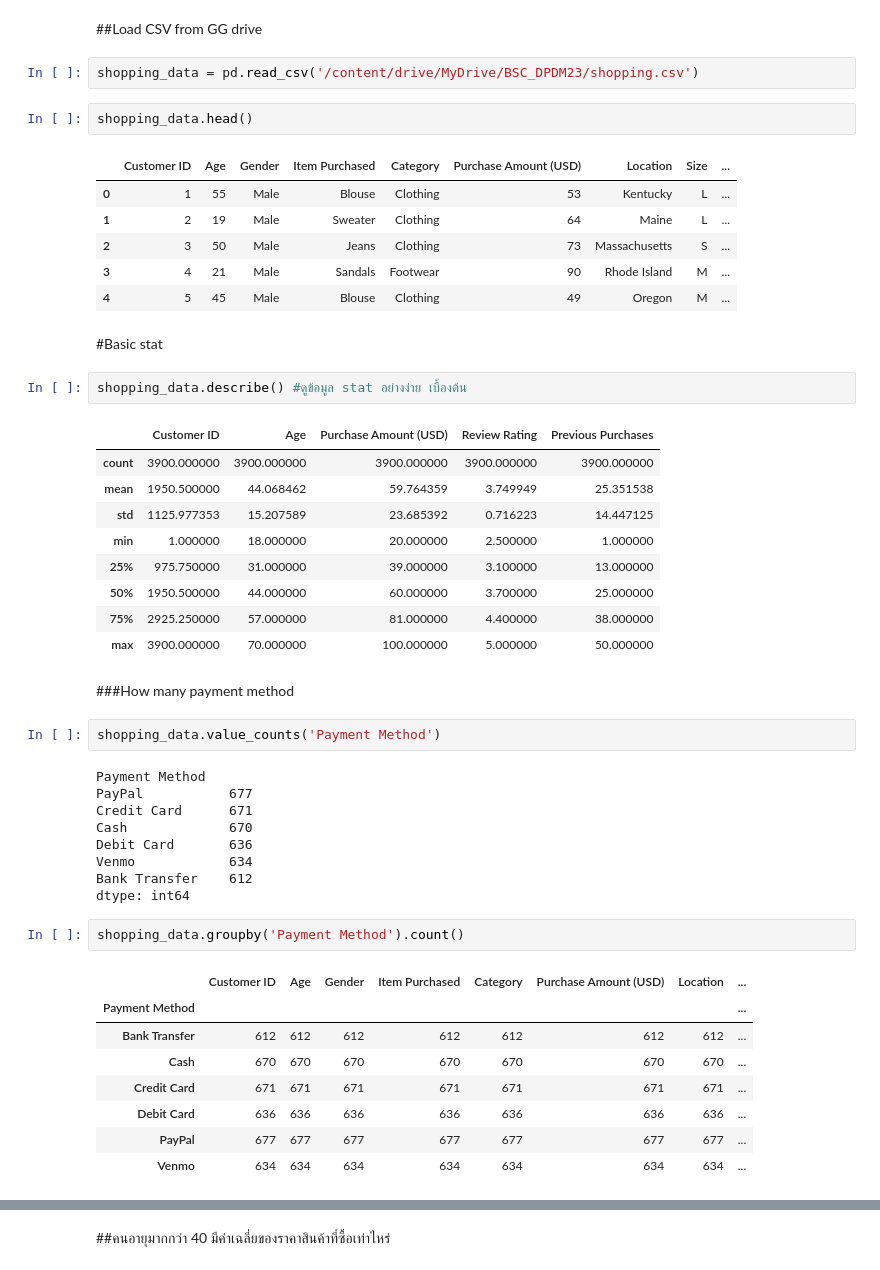
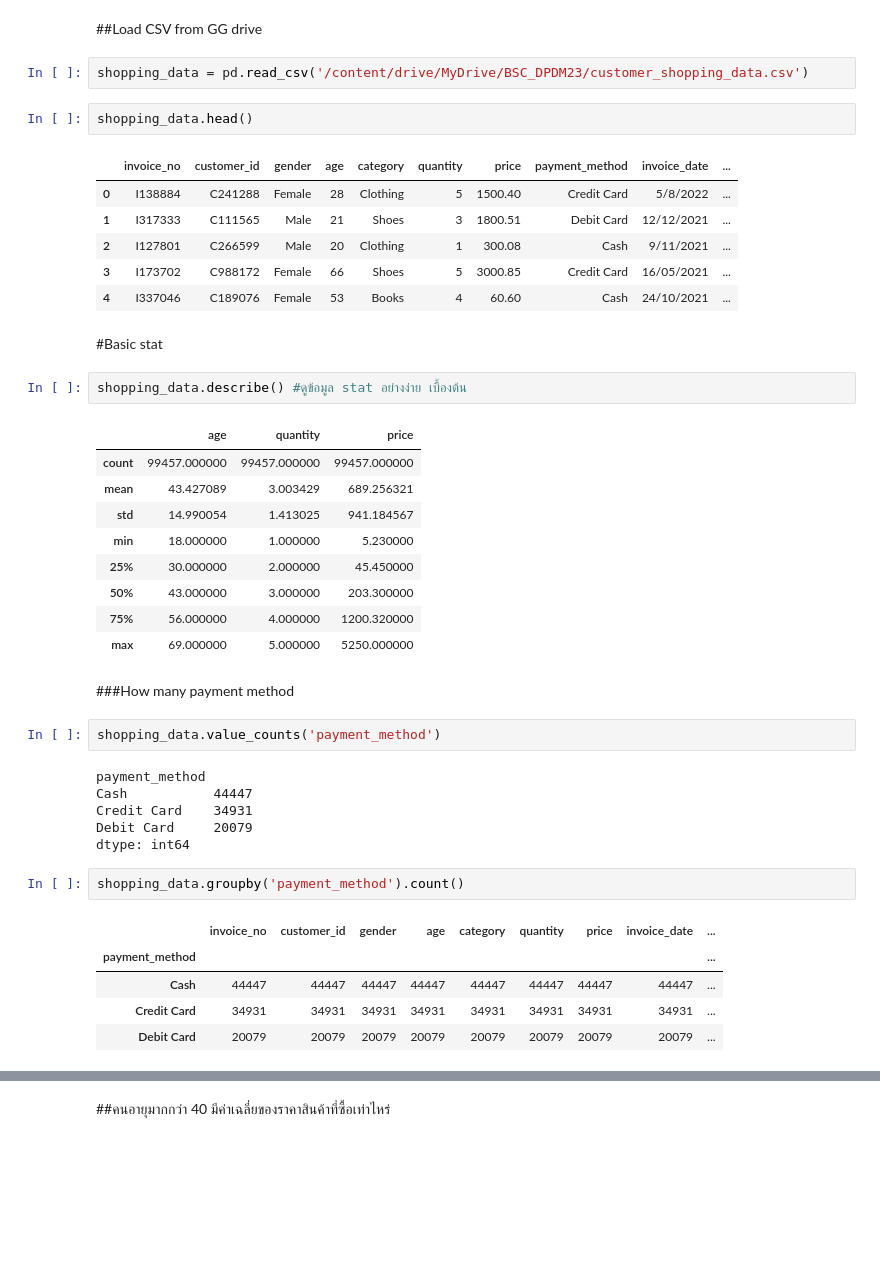
Before and after one commit to Pimchanok6430205105/BSC_DPDM23, a Jupyter notebook: Understanding_Data.ipynb, the cells around one changed output, grey strips where cells are left out. Drawn from its saved outputs; the diff is of its cells as text; blank space fills up the shorter version.

```diff
--- a/Understanding_Data.ipynb
+++ b/Understanding_Data.ipynb
@@ -51,52 +38,46 @@ data_from_gsheets = pd.DataFrame.from_records(rows)
 # %% [markdown]
 ##Load CSV from GG drive
 # %%
-shopping_data = pd.read_csv('/content/drive/MyDrive/BSC_DPDM23/shopping.csv')
+shopping_data = pd.read_csv('/content/drive/MyDrive/BSC_DPDM23/customer_shopping_data.csv')
 # %%
 shopping_data.head()
 # %% [output]
-|  | Customer ID | Age | Gender | Item Purchased | Category | Purchase Amount (USD) | Location | Size | ... |
-| 0 | 1 | 55 | Male | Blouse | Clothing | 53 | Kentucky | L | ... |
-| 1 | 2 | 19 | Male | Sweater | Clothing | 64 | Maine | L | ... |
-| 2 | 3 | 50 | Male | Jeans | Clothing | 73 | Massachusetts | S | ... |
-| 3 | 4 | 21 | Male | Sandals | Footwear | 90 | Rhode Island | M | ... |
-| 4 | 5 | 45 | Male | Blouse | Clothing | 49 | Oregon | M | ... |
+|  | invoice_no | customer_id | gender | age | category | quantity | price | payment_method | invoice_date | ... |
+| 0 | I138884 | C241288 | Female | 28 | Clothing | 5 | 1500.40 | Credit Card | 5/8/2022 | ... |
+| 1 | I317333 | C111565 | Male | 21 | Shoes | 3 | 1800.51 | Debit Card | 12/12/2021 | ... |
+| 2 | I127801 | C266599 | Male | 20 | Clothing | 1 | 300.08 | Cash | 9/11/2021 | ... |
+| 3 | I173702 | C988172 | Female | 66 | Shoes | 5 | 3000.85 | Credit Card | 16/05/2021 | ... |
+| 4 | I337046 | C189076 | Female | 53 | Books | 4 | 60.60 | Cash | 24/10/2021 | ... |
 # %% [markdown]
 #Basic stat
 # %%
 shopping_data.describe() #ดูข้อมูล stat อย่างง่าย เบื้องต้น
 # %% [output]
-|  | Customer ID | Age | Purchase Amount (USD) | Review Rating | Previous Purchases |
-| count | 3900.000000 | 3900.000000 | 3900.000000 | 3900.000000 | 3900.000000 |
-| mean | 1950.500000 | 44.068462 | 59.764359 | 3.749949 | 25.351538 |
-| std | 1125.977353 | 15.207589 | 23.685392 | 0.716223 | 14.447125 |
-| min | 1.000000 | 18.000000 | 20.000000 | 2.500000 | 1.000000 |
-| 25% | 975.750000 | 31.000000 | 39.000000 | 3.100000 | 13.000000 |
-| 50% | 1950.500000 | 44.000000 | 60.000000 | 3.700000 | 25.000000 |
-| 75% | 2925.250000 | 57.000000 | 81.000000 | 4.400000 | 38.000000 |
-| max | 3900.000000 | 70.000000 | 100.000000 | 5.000000 | 50.000000 |
+|  | age | quantity | price |
+| count | 99457.000000 | 99457.000000 | 99457.000000 |
+| mean | 43.427089 | 3.003429 | 689.256321 |
+| std | 14.990054 | 1.413025 | 941.184567 |
+| min | 18.000000 | 1.000000 | 5.230000 |
+| 25% | 30.000000 | 2.000000 | 45.450000 |
+| 50% | 43.000000 | 3.000000 | 203.300000 |
+| 75% | 56.000000 | 4.000000 | 1200.320000 |
+| max | 69.000000 | 5.000000 | 5250.000000 |
 # %% [markdown]
 ###How many payment method
 # %%
-shopping_data.value_counts('Payment Method')
+shopping_data.value_counts('payment_method')
 # %% [output]
-Payment Method
-PayPal           677
-Credit Card      671
-Cash             670
-Debit Card       636
-Venmo            634
-Bank Transfer    612
+payment_method
+Cash           44447
+Credit Card    34931
+Debit Card     20079
 dtype: int64
 # %%
-shopping_data.groupby('Payment Method').count()
+shopping_data.groupby('payment_method').count()
 # %% [output]
-|  | Customer ID | Age | Gender | Item Purchased | Category | Purchase Amount (USD) | Location | ... |
-| Payment Method |  |  |  |  |  |  |  | ... |
-| Bank Transfer | 612 | 612 | 612 | 612 | 612 | 612 | 612 | ... |
-| Cash | 670 | 670 | 670 | 670 | 670 | 670 | 670 | ... |
-| Credit Card | 671 | 671 | 671 | 671 | 671 | 671 | 671 | ... |
-| Debit Card | 636 | 636 | 636 | 636 | 636 | 636 | 636 | ... |
-| PayPal | 677 | 677 | 677 | 677 | 677 | 677 | 677 | ... |
-| Venmo | 634 | 634 | 634 | 634 | 634 | 634 | 634 | ... |
+|  | invoice_no | customer_id | gender | age | category | quantity | price | invoice_date | ... |
+| payment_method |  |  |  |  |  |  |  |  | ... |
+| Cash | 44447 | 44447 | 44447 | 44447 | 44447 | 44447 | 44447 | 44447 | ... |
+| Credit Card | 34931 | 34931 | 34931 | 34931 | 34931 | 34931 | 34931 | 34931 | ... |
+| Debit Card | 20079 | 20079 | 20079 | 20079 | 20079 | 20079 | 20079 | 20079 | ... |
 # %%
```
Also changed, not shown: parts of 43 cells of this notebook.
